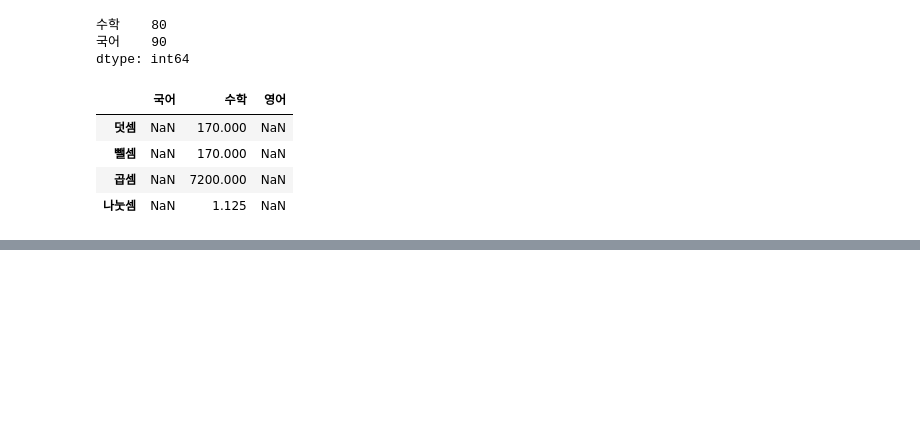
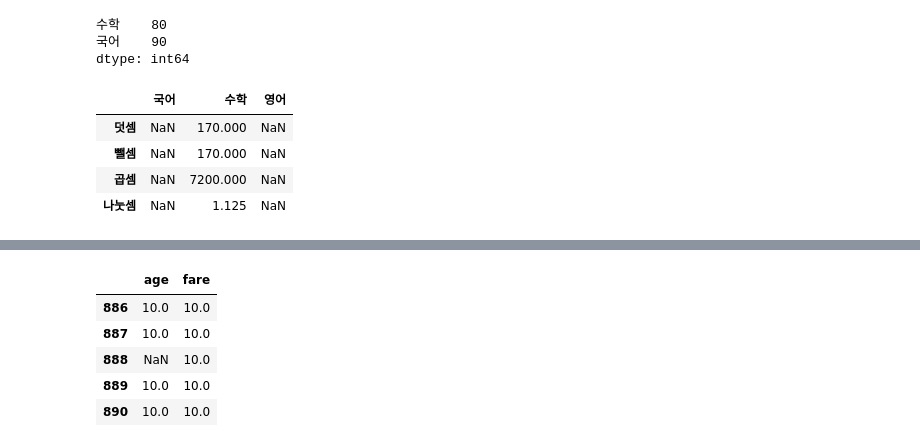
Before and after one commit to harryyang1982/pandas_data_analysis, a Jupyter notebook: part1_intro_pandas.ipynb, the cells around one changed output, grey strips where cells are left out. Saved outputs shown, nothing was run; the diff lists cells and outputs as text; code cells hidden in the pictures; blank space fills up the shorter version.

```diff
--- a/part1_intro_pandas.ipynb
+++ b/part1_intro_pandas.ipynb
@@ -849,0 +905,10 @@ result
+# %%
+subtraction = addition - df
+subtraction.tail()
+# %% [output]
+|  | age | fare |
+| 886 | 10.0 | 10.0 |
+| 887 | 10.0 | 10.0 |
+| 888 | NaN | 10.0 |
+| 889 | 10.0 | 10.0 |
+| 890 | 10.0 | 10.0 |
```
Also changed, not shown: parts of 9 cells of this notebook.
